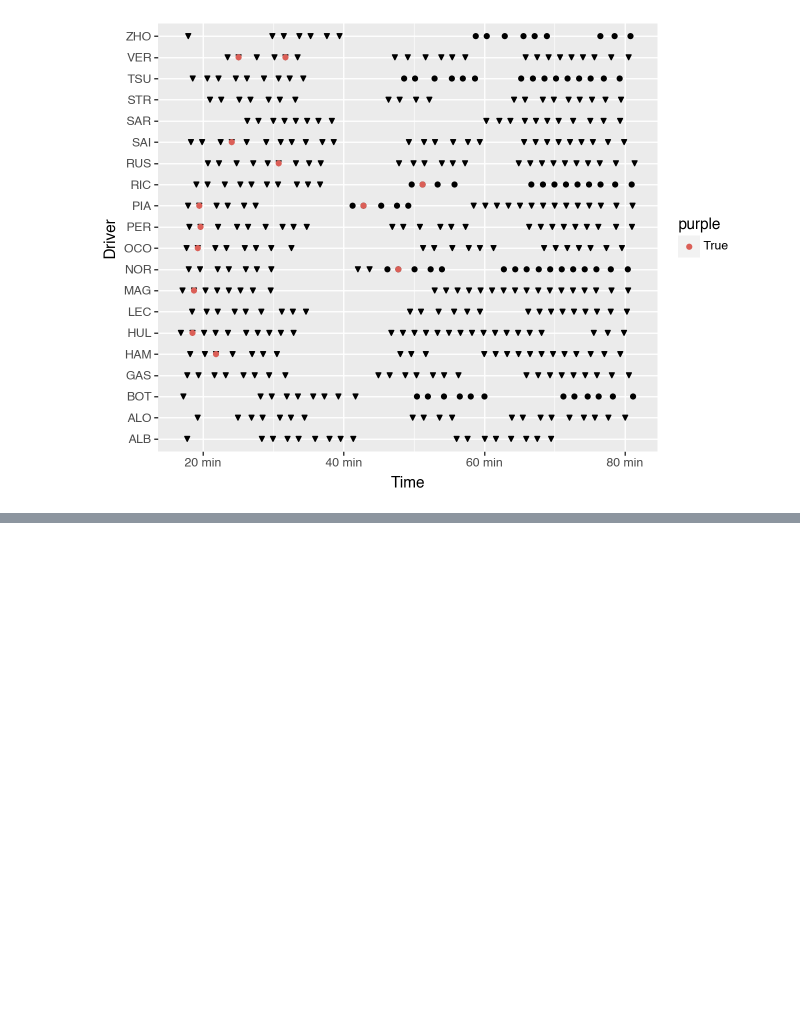
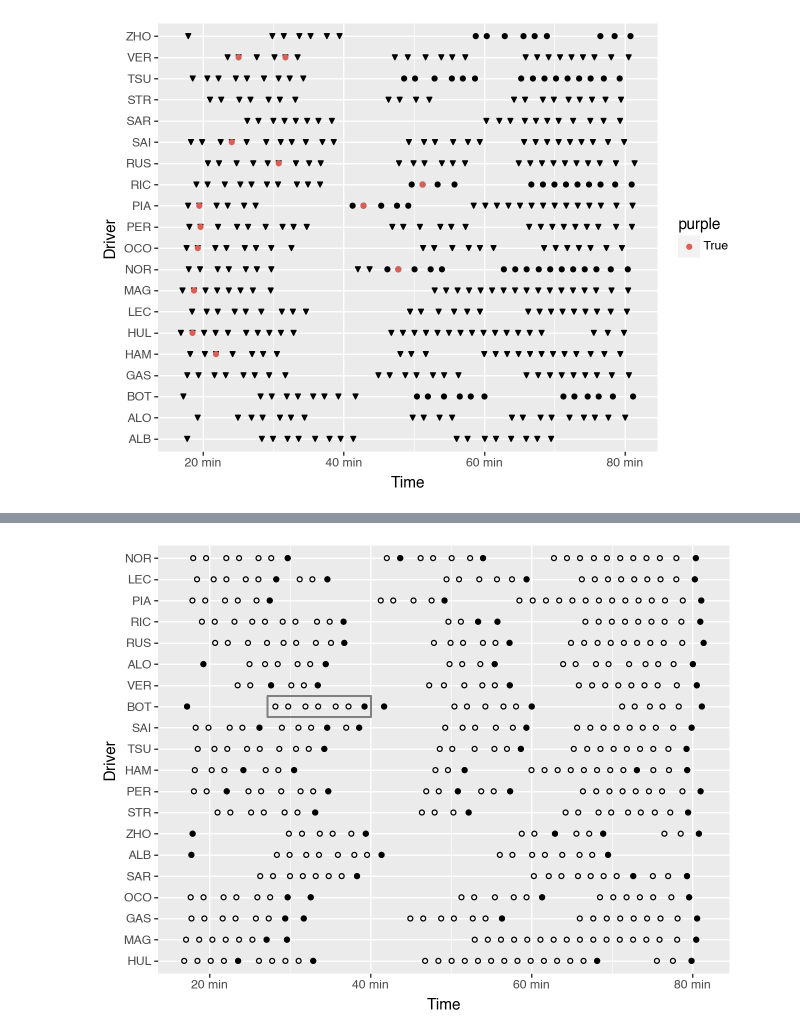
Before and after one commit to f1datajunkie/wranglingf1datawithpython, a Jupyter notebook: book/session_utilisation.ipynb, the cells around one changed output, grey strips where cells are left out. Saved outputs shown, nothing was run; the diff lists cells and outputs as text; code cells hidden in the pictures; blank space fills up the shorter version.

```diff
--- a/book/session_utilisation.ipynb
+++ b/book/session_utilisation.ipynb
@@ -114,0 +305,4 @@ fp1.laps.head(3)
+# %%
+su.base_chart() + su.session_highlight_box("BOT", 2)
+# %% [output]
+[figure, added]
```
Also changed, not shown: parts of 16 cells of this notebook.
